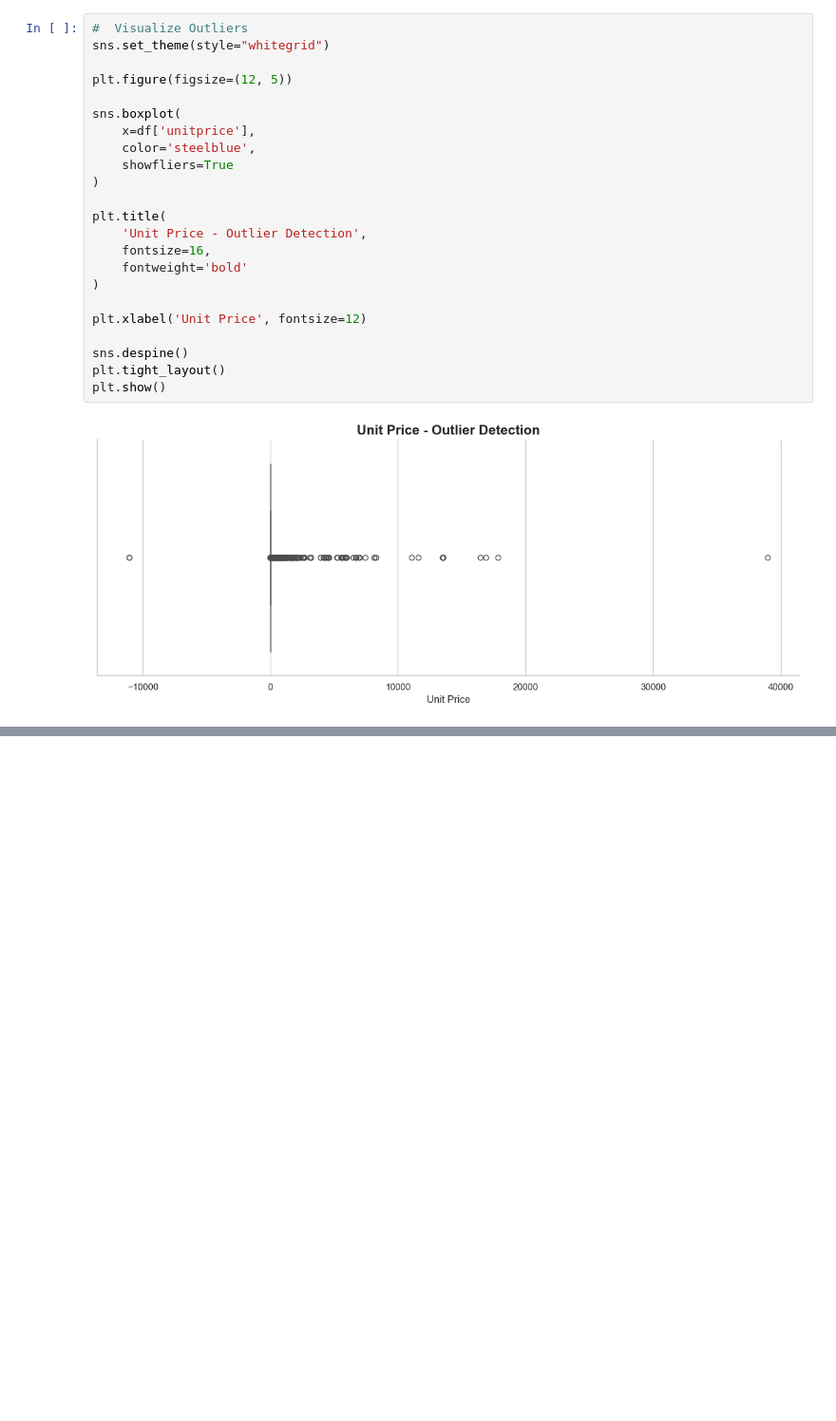
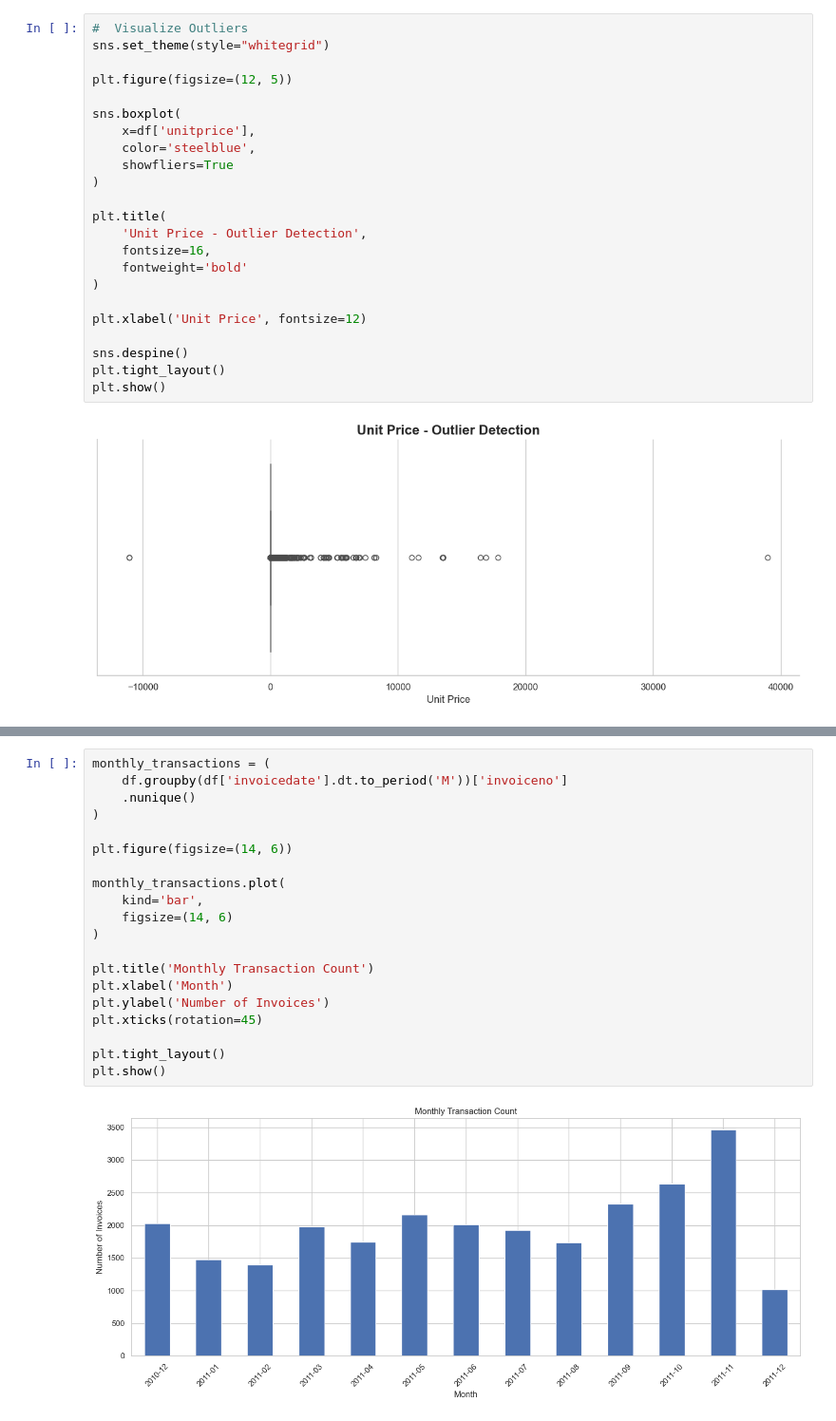
Before and after one commit to kiran77188/Internship_Task_01, a Jupyter notebook: notebooks/EDA.IPYNB, the cells around one changed output, grey strips where cells are left out. Shown at 95% size. Saved outputs shown, nothing was run; the diff lists cells and outputs as text; blank space fills up the shorter version.

```diff
--- a/notebooks/EDA.IPYNB
+++ b/notebooks/EDA.IPYNB
@@ -481,0 +361,22 @@ display(
+# %%
+monthly_transactions = (
+    df.groupby(df['invoicedate'].dt.to_period('M'))['invoiceno']
+    .nunique()
+)
+
+plt.figure(figsize=(14, 6))
+
+monthly_transactions.plot(
+    kind='bar',
+    figsize=(14, 6)
+)
+
+plt.title('Monthly Transaction Count')
+plt.xlabel('Month')
+plt.ylabel('Number of Invoices')
+plt.xticks(rotation=45)
+
+plt.tight_layout()
+plt.show()
+# %% [output]
+[figure, added]
```
Also changed, not shown: parts of 39 cells of this notebook.
